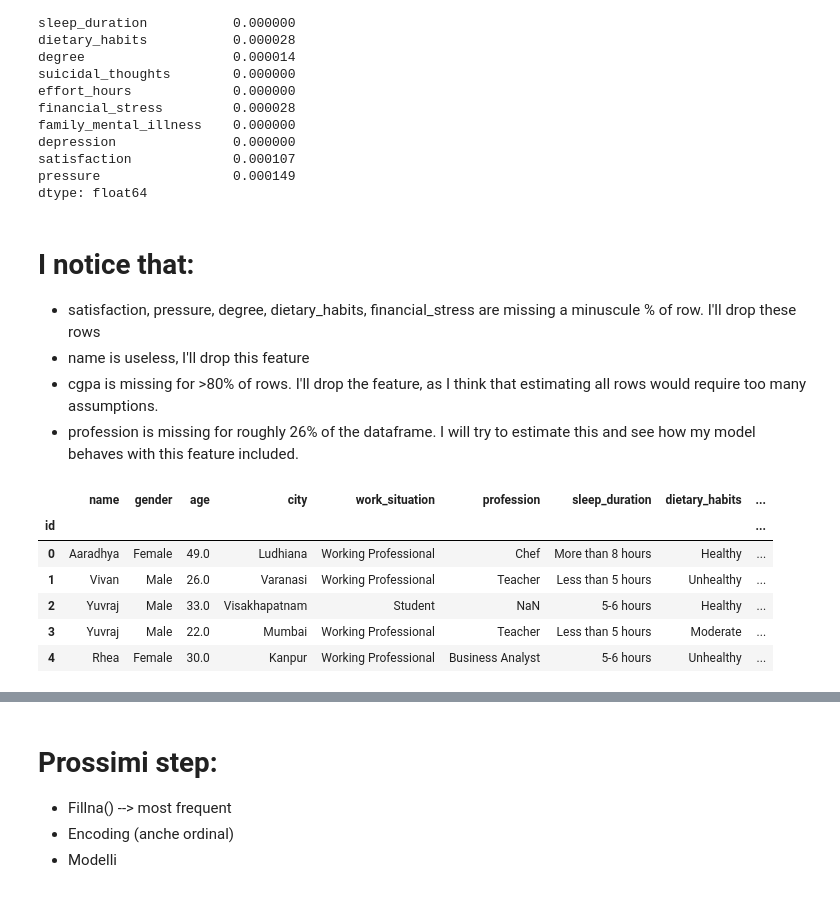
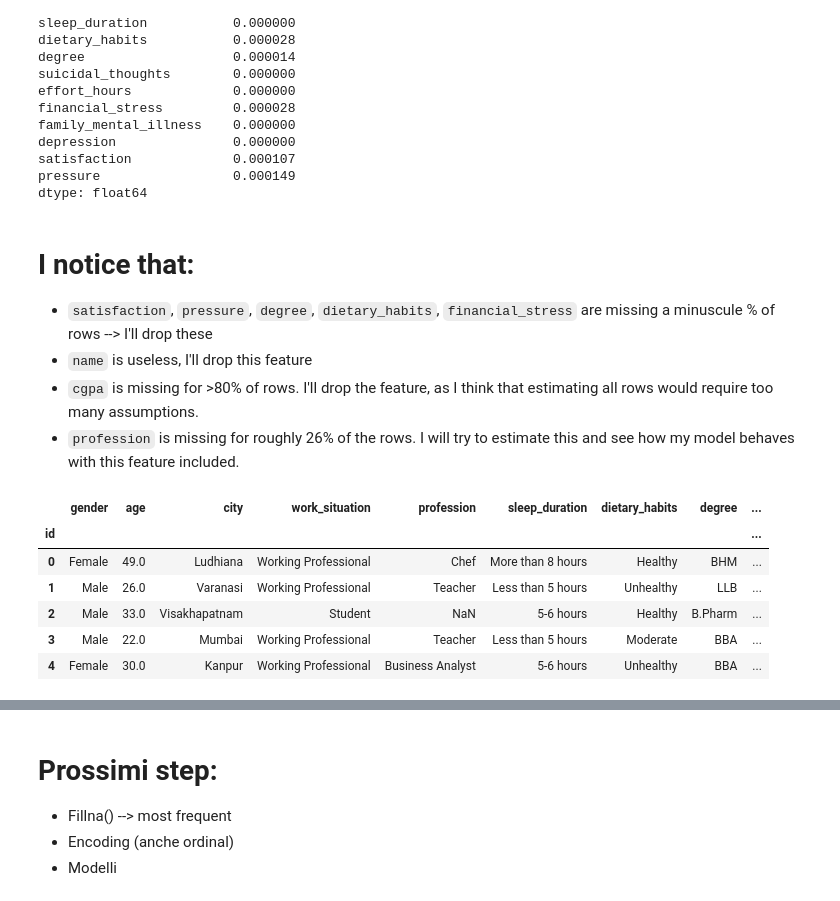
Before and after one commit to sampontiroli/projects, a Jupyter notebook: exploring-mental-health-eda.ipynb, the cells around one changed output, grey strips where cells are left out. Saved outputs shown, nothing was run; the diff lists cells and outputs as text; code cells hidden in the pictures.

Commit message:
Kaggle Notebook | exploring mental health_EDA | Version 24

```diff
--- a/exploring-mental-health-eda.ipynb
+++ b/exploring-mental-health-eda.ipynb
@@ -153,21 +157,23 @@ dtype: float64
 # %% [markdown]
 # I notice that:
 
-* satisfaction, pressure, degree, dietary_habits, financial_stress are missing a minuscule % of row. I'll drop these rows
-* name is useless, I'll drop this feature
-* cgpa is missing for >80% of rows. I'll drop the feature, as I think that estimating all rows would require too many assumptions.
-* profession is missing for roughly 26% of the dataframe. I will try to estimate this and see how my model behaves with this feature included.
+* `satisfaction`, `pressure`, `degree`, `dietary_habits`, `financial_stress` are missing a minuscule % of rows --> I'll drop these
+* `name` is useless, I'll drop this feature
+* `cgpa` is missing for >80% of rows. I'll drop the feature, as I think that estimating all rows would require too many assumptions.
+* `profession` is missing for roughly 26% of the rows. I will try to estimate this and see how my model behaves with this feature included.
 # %%
-df = df.drop(['cgpa'], axis = 1)
+# Dropping cgpa and name
+df = df.drop(['cgpa','name'], axis = 1)
 
-df.dropna(subset = ['satisfaction', 'pressure', 'degree', 'dietary_habits', 'financial_stress', 'name'], inplace=True)
+# Dropping satisfaction, pressure, degree, dietary_habits, financial_stress
+df.dropna(subset = ['satisfaction', 'pressure', 'degree', 'dietary_habits', 'financial_stress'], inplace=True)
 
 df.head()
 # %% [output]
-|  | name | gender | age | city | work_situation | profession | sleep_duration | dietary_habits | ... |
+|  | gender | age | city | work_situation | profession | sleep_duration | dietary_habits | degree | ... |
 | id |  |  |  |  |  |  |  |  | ... |
-| 0 | Aaradhya | Female | 49.0 | Ludhiana | Working Professional | Chef | More than 8 hours | Healthy | ... |
-| 1 | Vivan | Male | 26.0 | Varanasi | Working Professional | Teacher | Less than 5 hours | Unhealthy | ... |
-| 2 | Yuvraj | Male | 33.0 | Visakhapatnam | Student | NaN | 5-6 hours | Healthy | ... |
-| 3 | Yuvraj | Male | 22.0 | Mumbai | Working Professional | Teacher | Less than 5 hours | Moderate | ... |
-| 4 | Rhea | Female | 30.0 | Kanpur | Working Professional | Business Analyst | 5-6 hours | Unhealthy | ... |
+| 0 | Female | 49.0 | Ludhiana | Working Professional | Chef | More than 8 hours | Healthy | BHM | ... |
+| 1 | Male | 26.0 | Varanasi | Working Professional | Teacher | Less than 5 hours | Unhealthy | LLB | ... |
+| 2 | Male | 33.0 | Visakhapatnam | Student | NaN | 5-6 hours | Healthy | B.Pharm | ... |
+| 3 | Male | 22.0 | Mumbai | Working Professional | Teacher | Less than 5 hours | Moderate | BBA | ... |
+| 4 | Female | 30.0 | Kanpur | Working Professional | Business Analyst | 5-6 hours | Unhealthy | BBA | ... |
```
Also changed, not shown: parts of 36 cells of this notebook.
